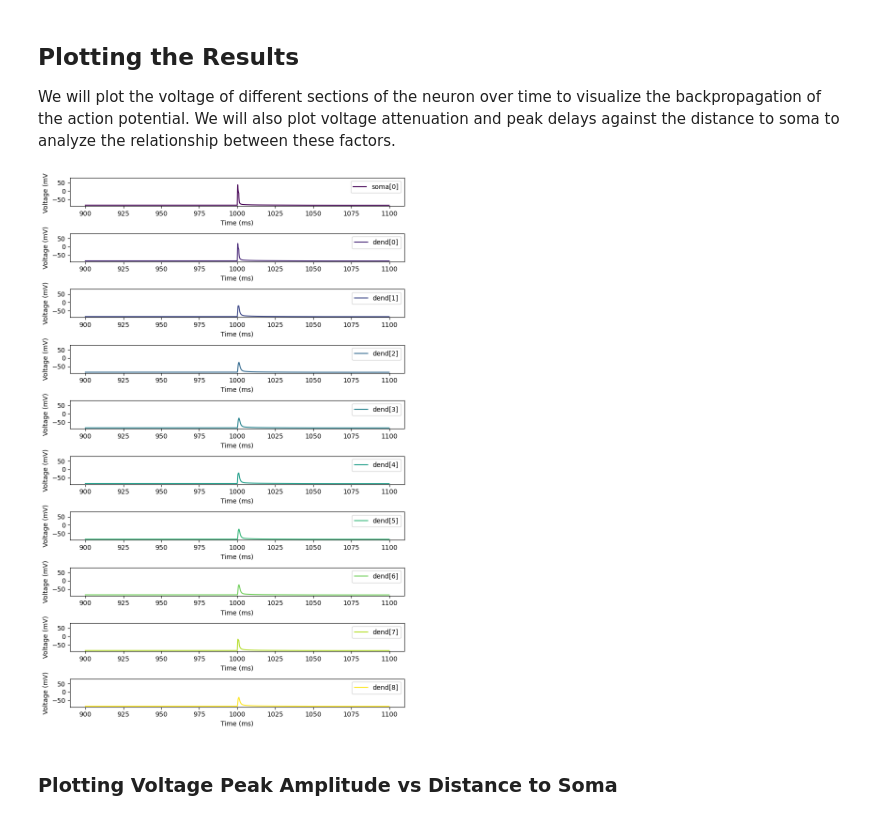
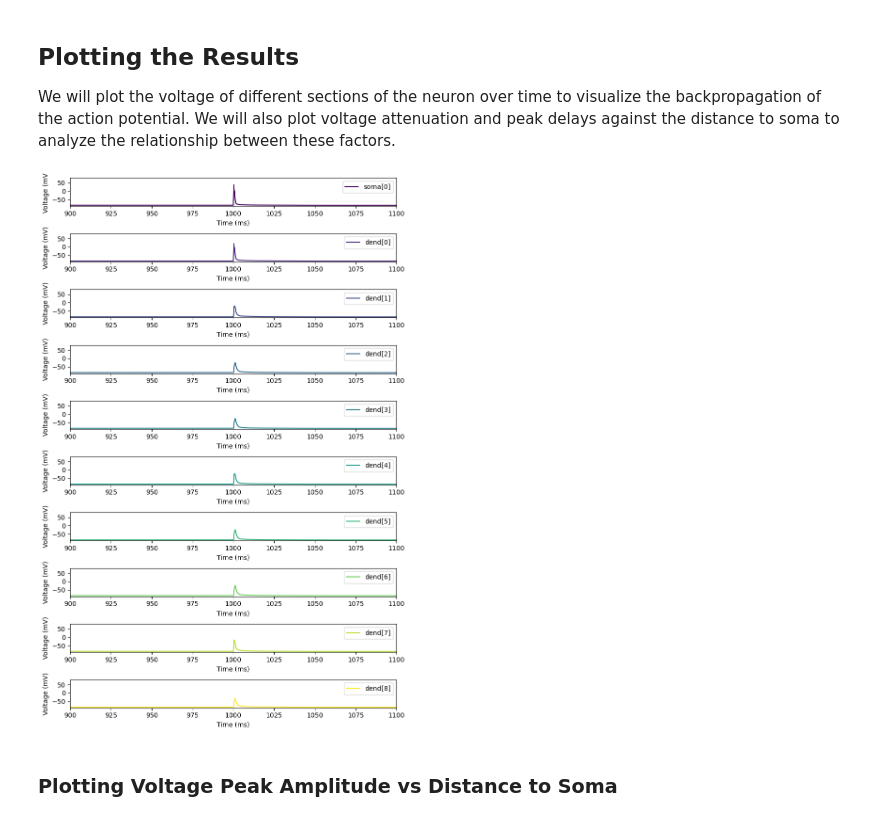
Before and after one commit to BlueBrain/BlueCelluLab, a Jupyter notebook: examples/3-bpap/bpap.ipynb, the cells around one changed output. Cells and saved outputs as stored; diff of their text form; code cells hidden in the pictures.

```diff
--- a/examples/3-bpap/bpap.ipynb
+++ b/examples/3-bpap/bpap.ipynb
@@ -83,8 +83,6 @@ class BPAP:
     def run(self, duration: float, amplitude: float) -> None:
         """Apply depolarization and hyperpolarization at the same time."""
         sim = Simulation()
-        self.cell.record_dt
-        sim.run(10)
         sim.add_cell(self.cell)
         self.cell.add_allsections_voltagerecordings()
         self.cell.add_step(start_time=self.stim_start, stop_time=self.stim_start+self.stim_duration, level=amplitude)
@@ -202,30 +200,31 @@ We will plot the voltage of different sections of the neuron over time to visual
 # %%
 all_recordings = bpap.cell.get_allsections_voltagerecordings()
 soma_key = [key for key in all_recordings.keys() if key.endswith("soma[0]")][0]
 
 time = cell.get_time()
 soma_voltage = all_recordings[soma_key]
 
 # Define the figure size
 fig, axes = plt.subplots(nrows=10, ncols=1, figsize=(8, 12))
 
 subtree = list(all_recordings.keys())[:10]
 # Define colormap
 color_map = get_cmap('viridis', len(subtree))
 
 # plot the voltage recordings from the subtree
 for i, (ax, section) in enumerate(zip(axes, subtree)):
     voltage = all_recordings[section]
-    ax.plot(time[36000:44000], voltage[36000:44000], label=section.split(".")[-1], color=color_map(i))
+    ax.plot(time, voltage, label=section.split(".")[-1], color=color_map(i))
     ax.legend(loc="upper right")
     ax.set_xlabel("Time (ms)")
     ax.set_ylabel("Voltage (mV)")
     ax.set_ylim(-90, 80)  # Set y-axis limits
+    ax.set_xlim(900, 1100)  # Set x-axis limits
 
 plt.tight_layout()  # This ensures that the plots don't overlap
 plt.show()
 # %% [output]
-[figure, old version]
+[figure, new version]
 # %% [markdown]
 ### Plotting Voltage Peak Amplitude vs Distance to Soma
 # %%
```
Also changed, not shown: parts of 1 cell of this notebook.
